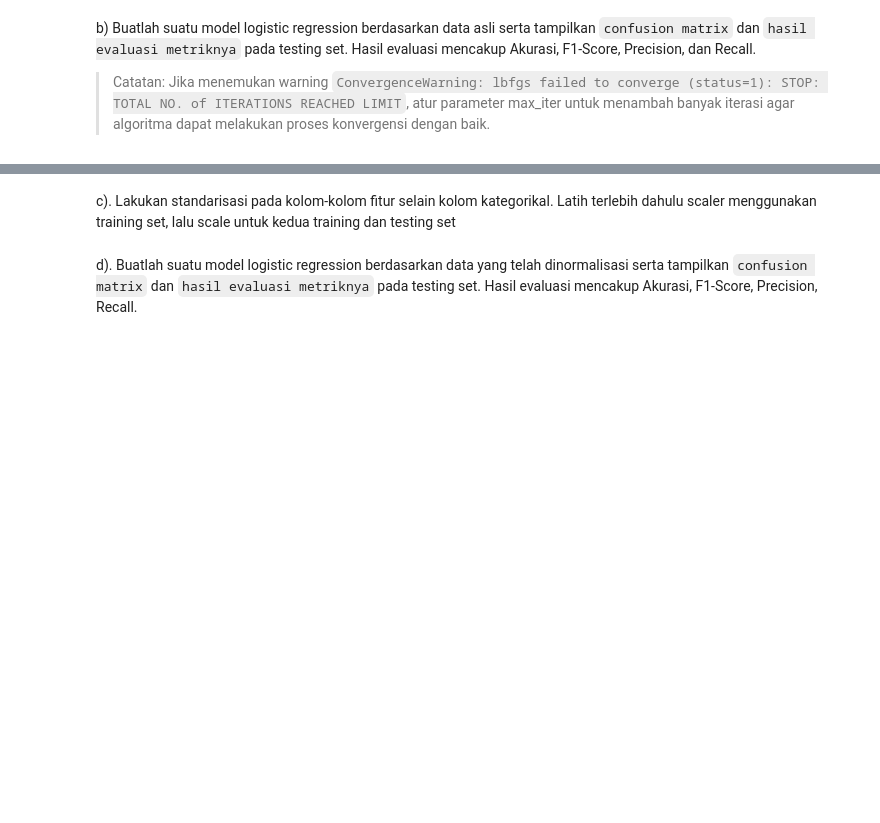
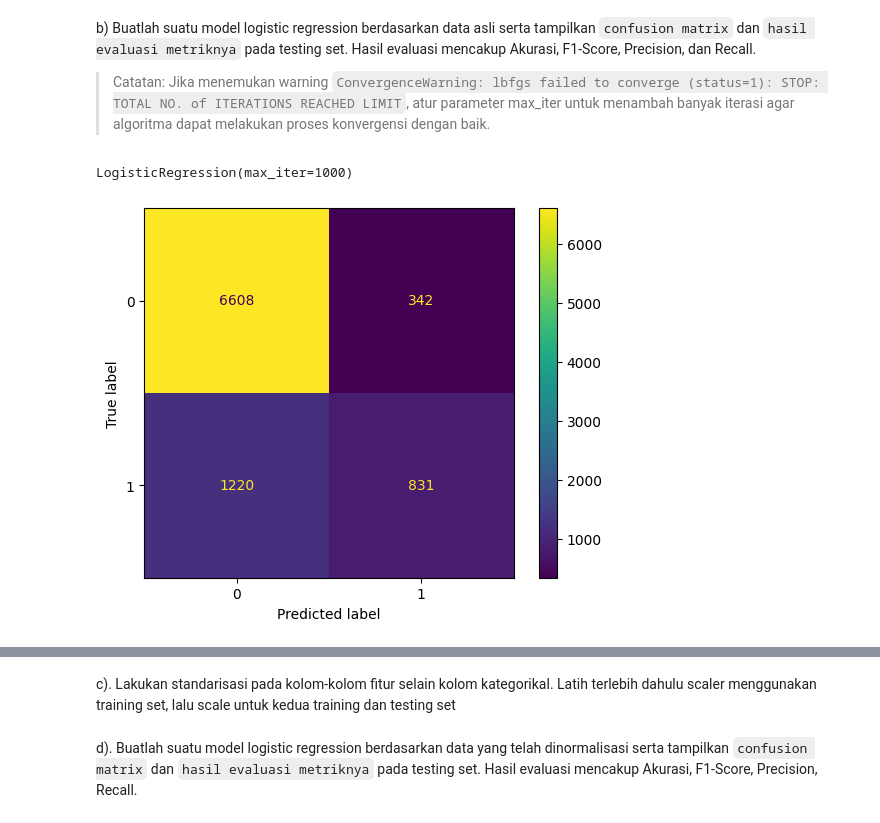
Before and after one commit to mhmdhaekal/lab-6-kasdad, a Jupyter notebook: C_Lab6_2206817490_MuhammadHaekalKalipaksi.ipynb, the cells around one changed output, grey strips where cells are left out. Saved outputs shown, nothing was run; the diff lists cells and outputs as text; code cells hidden in the pictures; blank space fills up the shorter version.

Commit message:
Implement regression

```diff
--- a/C_Lab6_2206817490_MuhammadHaekalKalipaksi.ipynb
+++ b/C_Lab6_2206817490_MuhammadHaekalKalipaksi.ipynb
@@ -698,5 +932,26 @@ a). Lakukan *data preprocessing* pada dataframe meliputi pengecekan dan penangan
+# %%
+X = df_loan.drop(columns=["loan_status"],axis=1)
+y = df_loan["loan_status"]
+# %%
+X_train, X_test, y_train, y_test = train_test_split(X, y, test_size=0.2, random_state=42)
 # %% [markdown]
 b) Buatlah suatu model logistic regression berdasarkan data asli serta tampilkan `confusion matrix` dan `hasil evaluasi metriknya` pada testing set. Hasil evaluasi mencakup Akurasi, F1-Score, Precision, dan Recall.
 
 > Catatan: Jika menemukan warning `ConvergenceWarning: lbfgs failed to converge (status=1):
 STOP: TOTAL NO. of ITERATIONS REACHED LIMIT`, atur parameter max_iter untuk menambah banyak iterasi agar algoritma dapat melakukan proses konvergensi dengan baik.
+# %%
+loan_logistic_regression_model = LogisticRegression(max_iter=1000)
+loan_logistic_regression_model.fit(X_train, y_train)
+# %% [output]
+LogisticRegression(max_iter=1000)
+# %%
+y_prediction = loan_logistic_regression_model.predict(X_test)
+# %%
+from sklearn.metrics import confusion_matrix, accuracy_score, f1_score, precision_score, recall_score, ConfusionMatrixDisplay
+
+cm = confusion_matrix(y_test, y_prediction)
+disp = ConfusionMatrixDisplay(confusion_matrix=cm, display_labels=loan_logistic_regression_model.classes_)
+disp.plot()
+plt.show()
+# %% [output]
+[figure, added]
```
Also changed, not shown: parts of 30 cells of this notebook.
